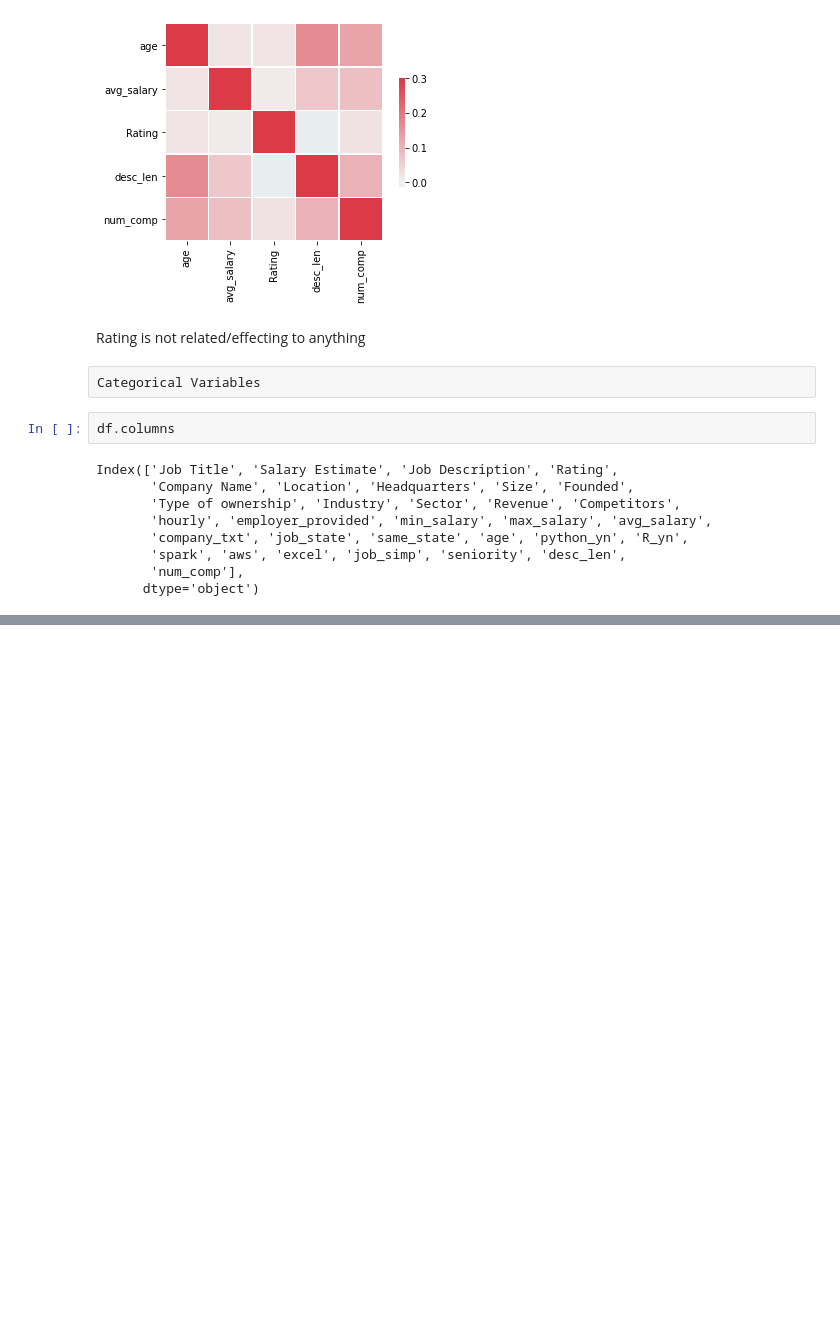
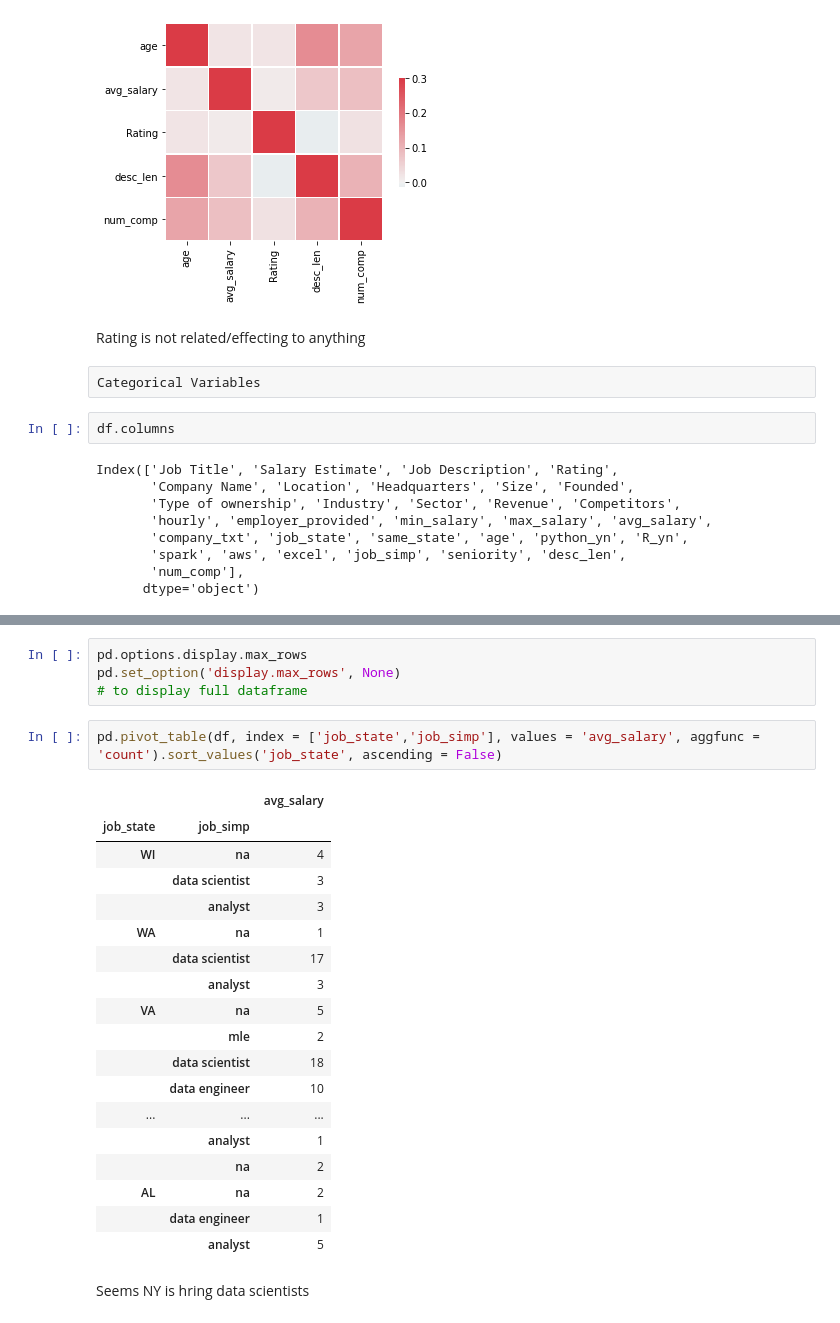
Before and after one commit to ayushjain9/Glassdoor_Salary, a Jupyter notebook: data_eda.ipynb, the cells around one changed output, grey strips where cells are left out. Saved outputs shown, nothing was run; the diff lists cells and outputs as text; blank space fills up the shorter version.

```diff
--- a/data_eda.ipynb
+++ b/data_eda.ipynb
@@ -305,0 +441,27 @@ Index(['Job Title', 'Salary Estimate', 'Job Description', 'Rating',
+# %%
+pd.options.display.max_rows
+pd.set_option('display.max_rows', None)
+# to display full dataframe
+# %%
+pd.pivot_table(df, index = ['job_state','job_simp'], values = 'avg_salary', aggfunc = 'count').sort_values('job_state', ascending = False)
+# %% [output]
+|  |  | avg_salary |
+| job_state | job_simp |  |
+| WI | na | 4 |
+|  | data scientist | 3 |
+|  | analyst | 3 |
+| WA | na | 1 |
+|  | data scientist | 17 |
+|  | analyst | 3 |
+| VA | na | 5 |
+|  | mle | 2 |
+|  | data scientist | 18 |
+|  | data engineer | 10 |
+| ... | ... | ... |
+|  | analyst | 1 |
+|  | na | 2 |
+| AL | na | 2 |
+|  | data engineer | 1 |
+|  | analyst | 5 |
+# %% [markdown]
+Seems NY is hring data scientists
```
Also changed, not shown: parts of 25 cells of this notebook.
